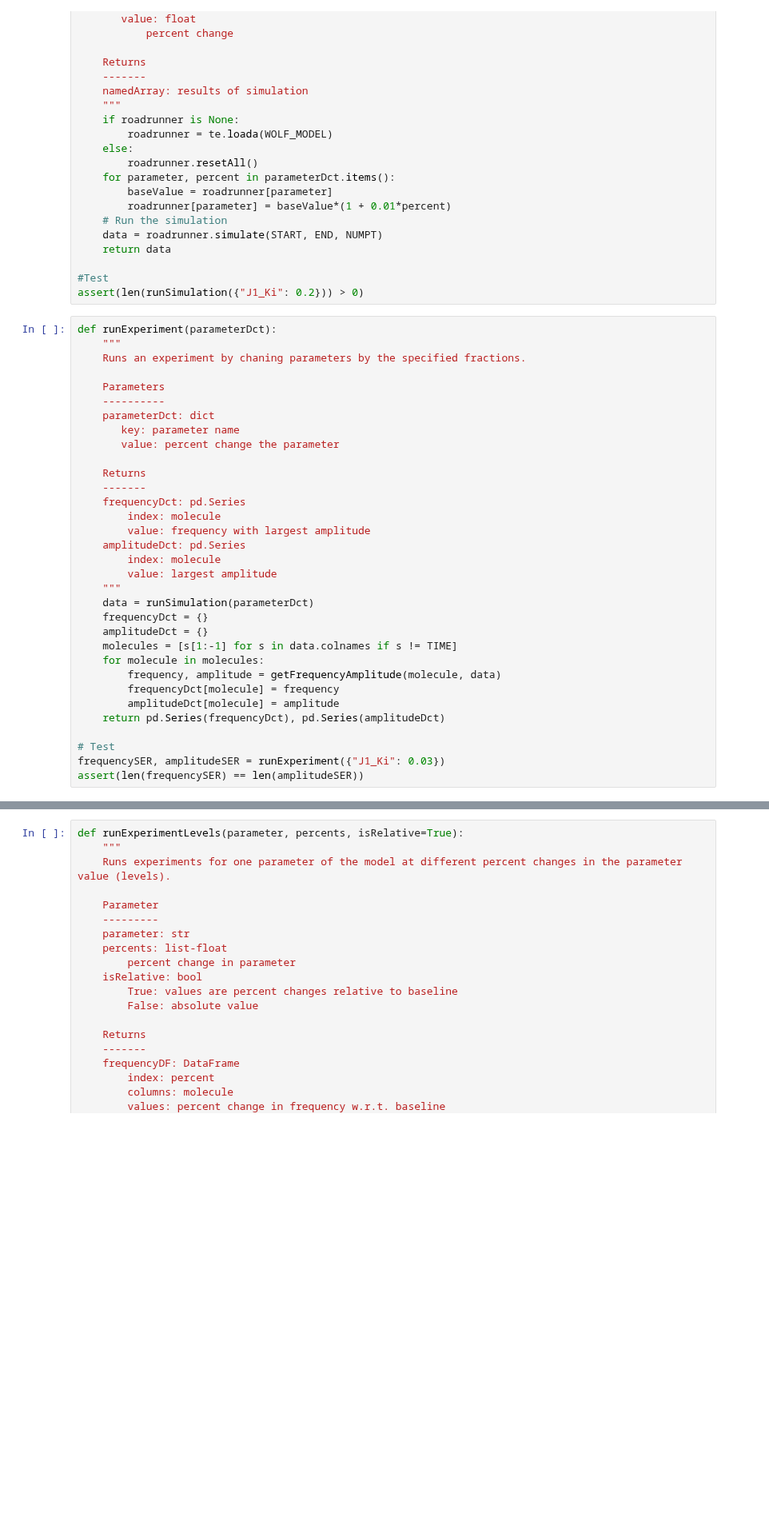
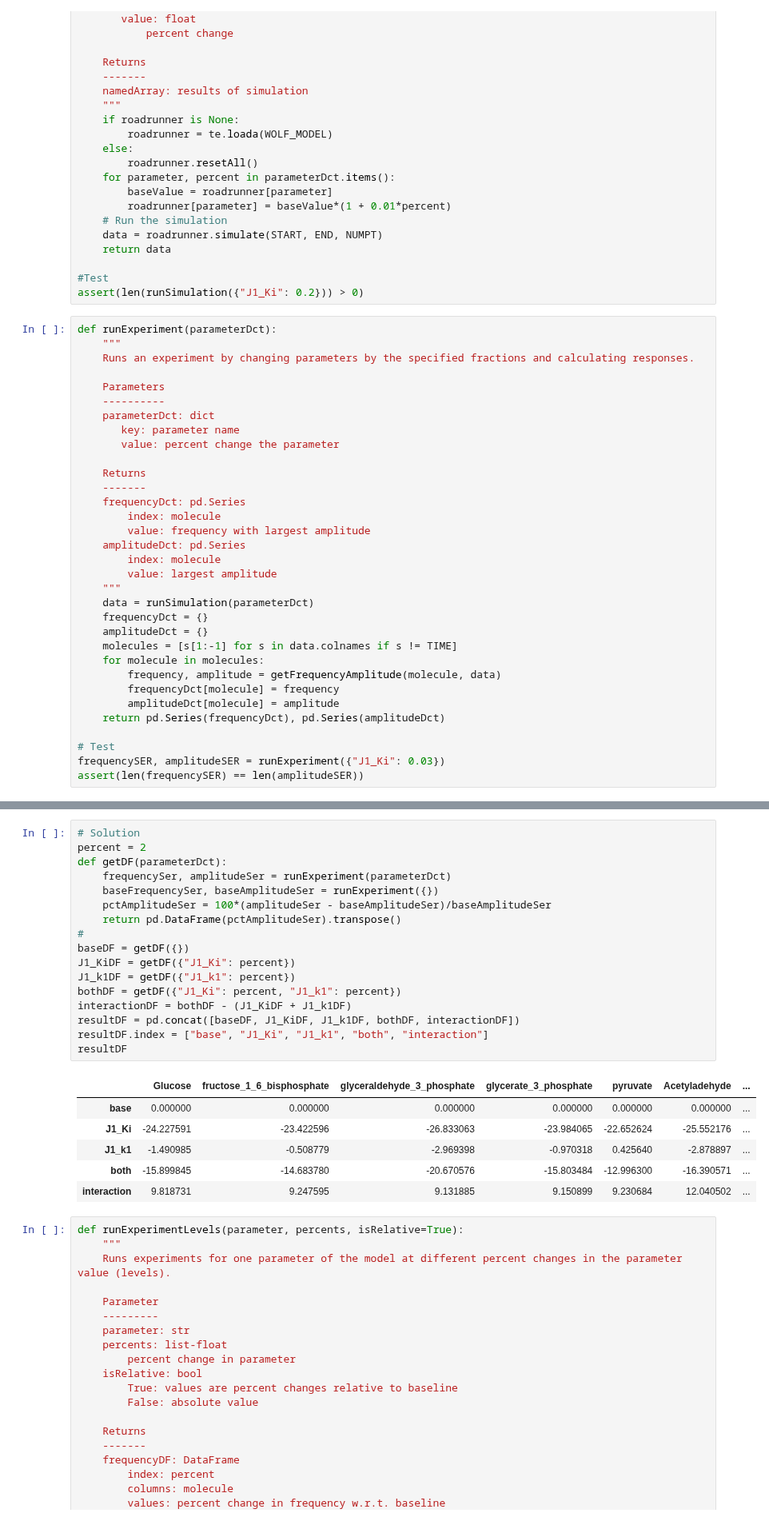
Before and after one commit to ModelEngineering/advancing-biomedical-models, a Jupyter notebook: lecture_5/5_computational_experiments_OFT.ipynb, the cells around one changed output, grey strips where cells are left out. Shown at 80% size. Cells and saved outputs as stored; diff of their text form; blank space fills up the shorter version.

```diff
--- a/lecture_5/5_computational_experiments_OFT.ipynb
+++ b/lecture_5/5_computational_experiments_OFT.ipynb
@@ -322,7 +321,7 @@ assert(len(runSimulation({"J1_Ki": 0.2})) > 0)
 # %%
 def runExperiment(parameterDct):
     """
-    Runs an experiment by chaning parameters by the specified fractions.
+    Runs an experiment by changing parameters by the specified fractions and calculating responses.
 
     Parameters
     ----------
@@ -355,3 +360,27 @@ assert(len(frequencySER) == len(amplitudeSER))
+# %%
+# Solution
+percent = 2
+def getDF(parameterDct):
+    frequencySer, amplitudeSer = runExperiment(parameterDct)
+    baseFrequencySer, baseAmplitudeSer = runExperiment({})
+    pctAmplitudeSer = 100*(amplitudeSer - baseAmplitudeSer)/baseAmplitudeSer
+    return pd.DataFrame(pctAmplitudeSer).transpose()
+#
+baseDF = getDF({})
+J1_KiDF = getDF({"J1_Ki": percent})
+J1_k1DF = getDF({"J1_k1": percent})
+bothDF = getDF({"J1_Ki": percent, "J1_k1": percent})
+interactionDF = bothDF - (J1_KiDF + J1_k1DF)
+resultDF = pd.concat([baseDF, J1_KiDF, J1_k1DF, bothDF, interactionDF])
+resultDF.index = ["base", "J1_Ki", "J1_k1", "both", "interaction"]
+resultDF
+# %% [output]
+|  | Glucose | fructose_1_6_bisphosphate | glyceraldehyde_3_phosphate | glycerate_3_phosphate | pyruvate | Acetyladehyde | ... |
+| base | 0.000000 | 0.000000 | 0.000000 | 0.000000 | 0.000000 | 0.000000 | ... |
+| J1_Ki | -24.227591 | -23.422596 | -26.833063 | -23.984065 | -22.652624 | -25.552176 | ... |
+| J1_k1 | -1.490985 | -0.508779 | -2.969398 | -0.970318 | 0.425640 | -2.878897 | ... |
+| both | -15.899845 | -14.683780 | -20.670576 | -15.803484 | -12.996300 | -16.390571 | ... |
+| interaction | 9.818731 | 9.247595 | 9.131885 | 9.150899 | 9.230684 | 12.040502 | ... |
 # %%
 def runExperimentLevels(parameter, percents, isRelative=True):
     """
```
Also changed, not shown: parts of 6 cells of this notebook, 26 other files.
